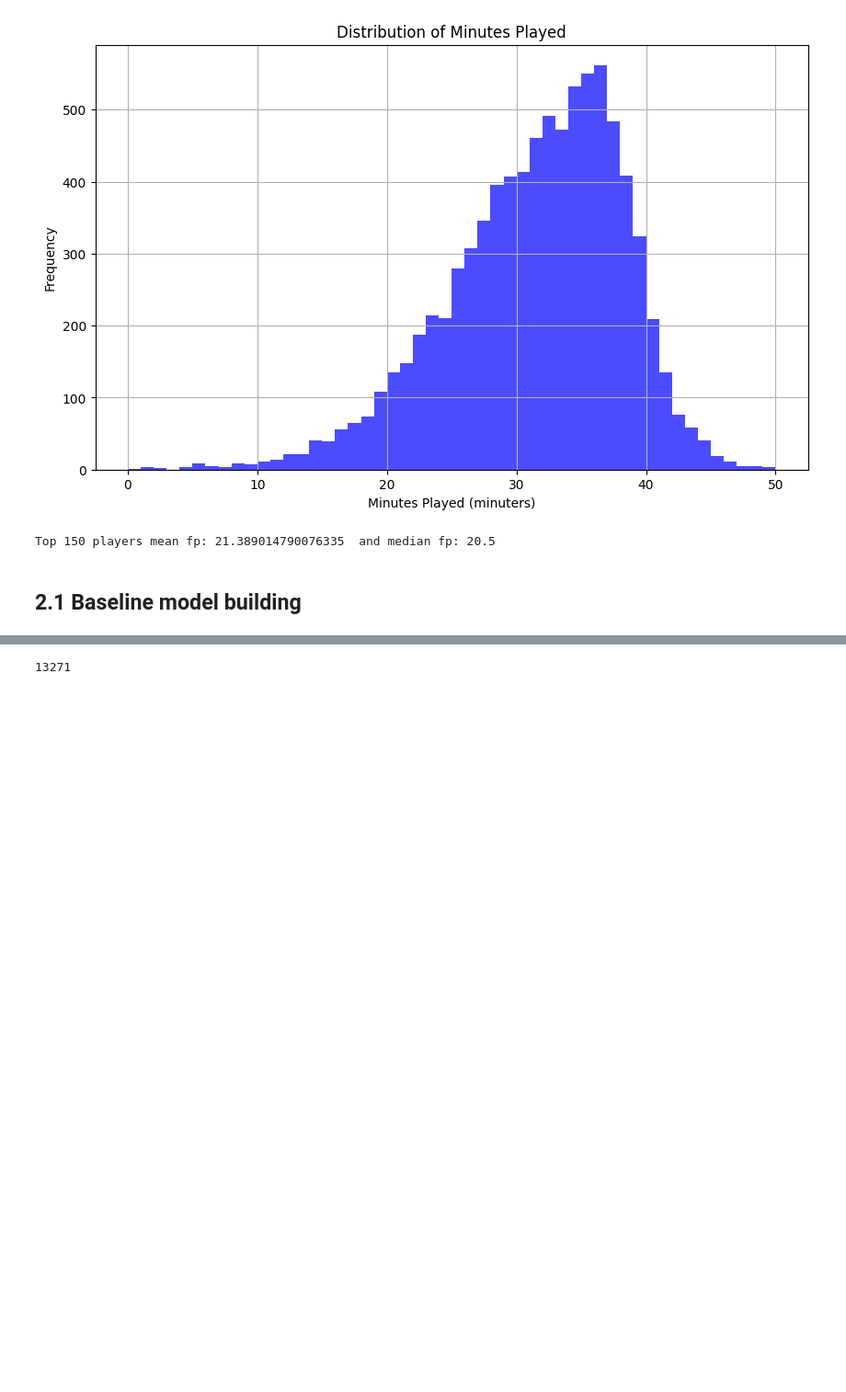
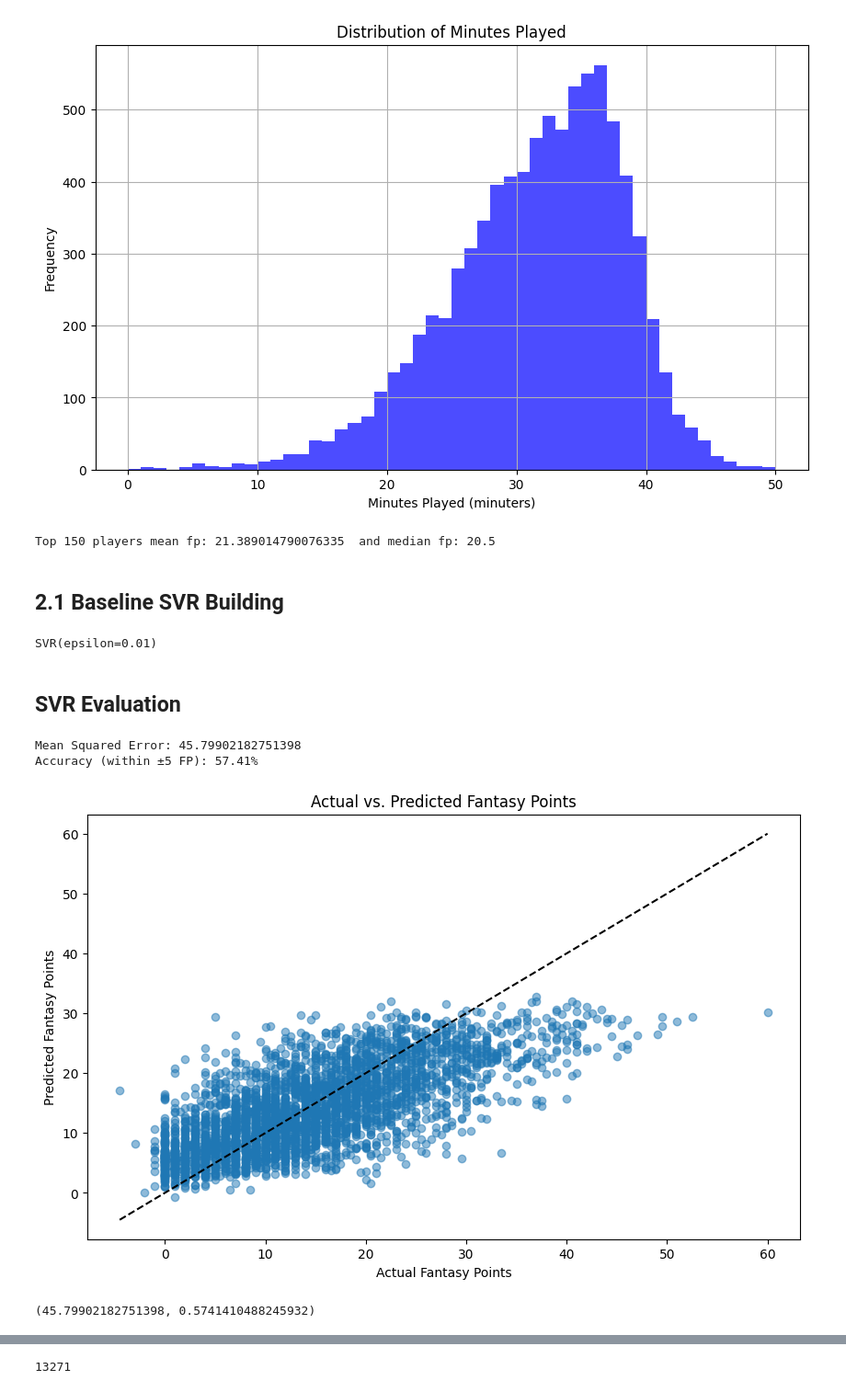
Before and after one commit to BerkeAltiparmak/SportSense.AI, a Jupyter notebook: SVR.ipynb, the cells around one changed output, grey strips where cells are left out. Shown at 92% size. Drawn from its saved outputs; the diff is of its cells as text; code cells hidden in the pictures; blank space fills up the shorter version.

```diff
--- a/SVR.ipynb
+++ b/SVR.ipynb
@@ -641,4 +641,4 @@ print("Top 150 players mean fp:", np.mean(simple_df['fp']), " and median fp:", n
 # %% [output]
 Top 150 players mean fp: 21.389014790076335  and median fp: 20.5
 # %% [markdown]
-## 2.1 Baseline model building
+## 2.1 Baseline SVR Building
@@ -648,0 +645,60 @@ import torch.optim as optim
+# %%
+train_features = []
+train_targets = []
+for features, target in train_dataloader_flat:
+    train_features.append(features.numpy())
+    train_targets.append(target.numpy())
+
+# Flatten the list of arrays into a single array
+X_train = np.vstack(train_features)
+y_train = np.concatenate(train_targets)
+
+# Define and train the SVR model
+svr_model = SVR(kernel='rbf', C=1.0, epsilon=0.01)
+svr_model.fit(X_train, y_train)
+# %% [output]
+SVR(epsilon=0.01)
+# %% [markdown]
+## SVR Evaluation
+# %%
+def evaluate_model(model, dataloader, threshold):
+    # Prepare the data for evaluation
+    X_test = []
+    y_test = []
+    for features, target in dataloader:
+        X_test.append(features.numpy())  # Ensure your data is numpy array
+        y_test.append(target.numpy())
+
+    # Flatten the list of arrays into a single array
+    X_test = np.vstack(X_test)
+    y_test = np.concatenate(y_test)
+
+    # Predict using the trained model
+    predictions = model.predict(X_test)
+
+    # Calculate mean squared error
+    mse = mean_squared_error(y_test, predictions)
+    print(f'Mean Squared Error: {mse}')
+
+    # Calculate accuracy based on the threshold
+    accuracy = np.mean(np.abs(predictions - y_test) <= threshold)
+    print(f'Accuracy (within ±{threshold} FP): {accuracy * 100:.2f}%')
+
+    # Optionally plot the results
+    plt.figure(figsize=(10, 6))
+    plt.scatter(y_test, predictions, alpha=0.5)
+    plt.plot([y_test.min(), y_test.max()], [y_test.min(), y_test.max()], 'k--')  # Line for perfect predictions
+    plt.xlabel('Actual Fantasy Points')
+    plt.ylabel('Predicted Fantasy Points')
+    plt.title('Actual vs. Predicted Fantasy Points')
+    plt.show()
+
+    return mse, accuracy
+
+threshold=5
+evaluate_model(svr_model, test_dataloader_flat, threshold)
+# %% [output]
+Mean Squared Error: 45.79902182751398
+Accuracy (within ±5 FP): 57.41%
+[figure, added]
+(45.79902182751398, 0.5741410488245932)
```
Also changed, not shown: parts of 39 cells of this notebook.
